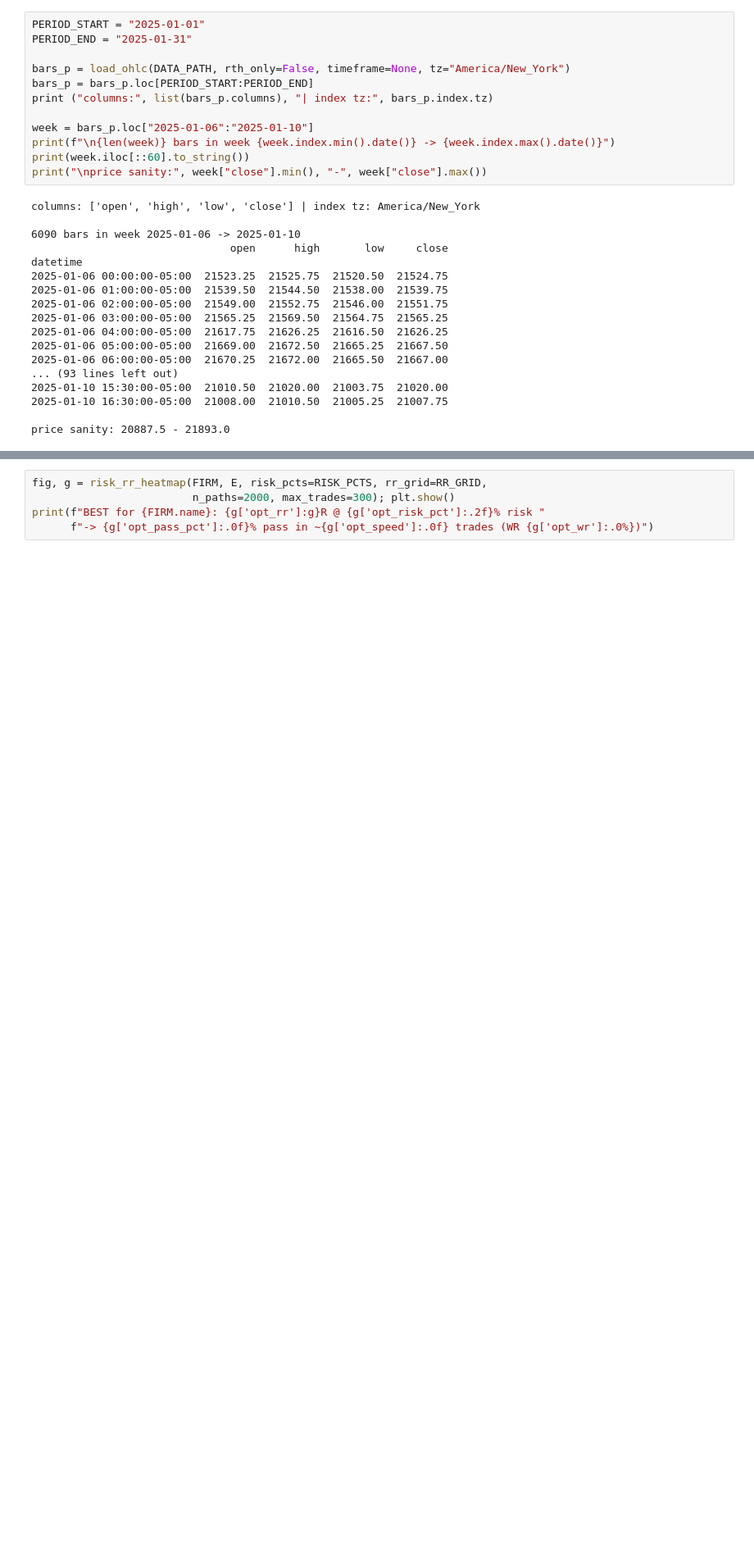
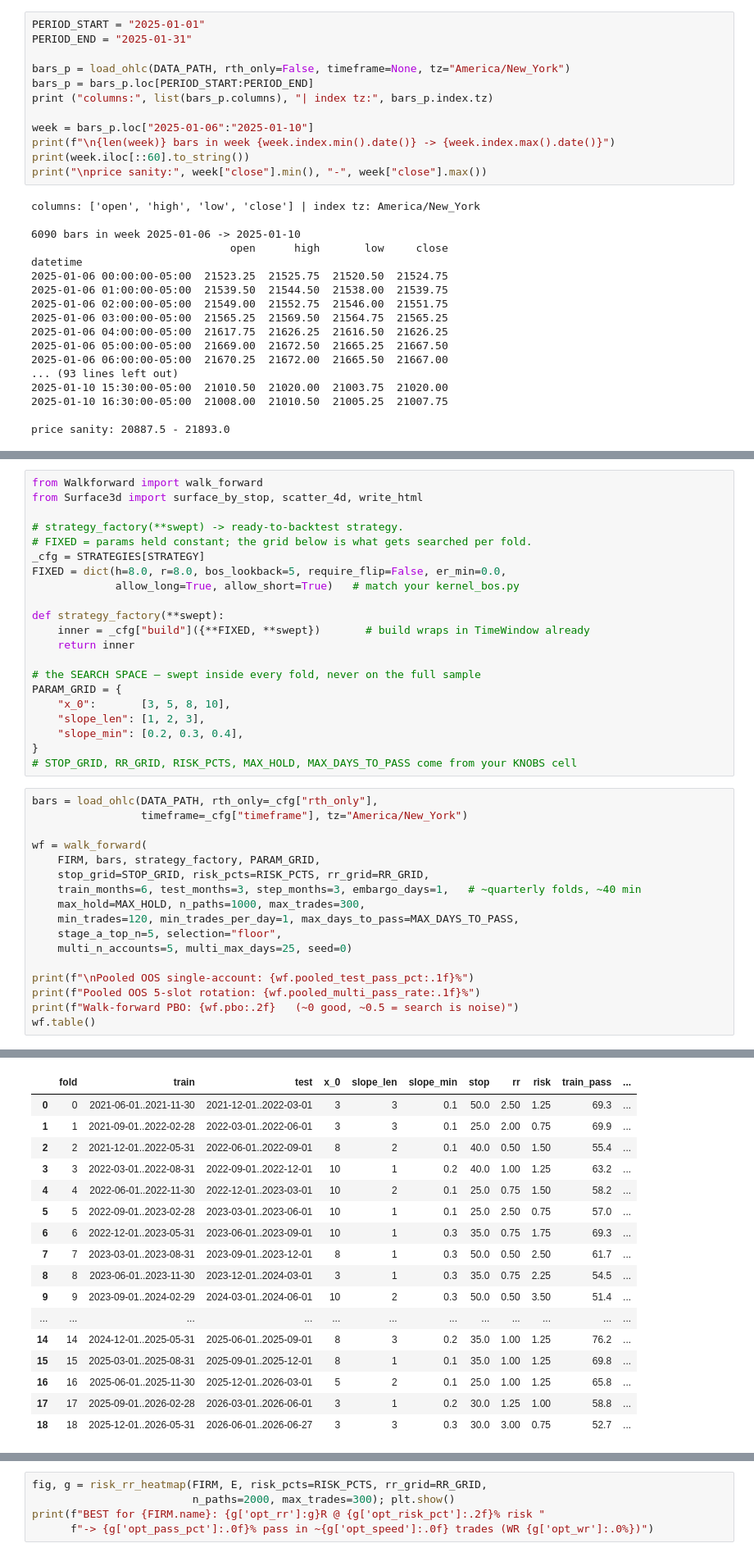
Before and after one commit to 2115hsun/Propfirm-Convex-Payoff-Analysis, a Jupyter notebook: Master Analysis/analysis_notebook_1 (updated 08.09.26).ipynb, the cells around one changed output, grey strips where cells are left out. Shown at 82% size. Saved outputs shown, nothing was run; the diff lists cells and outputs as text; blank space fills up the shorter version.

Commit message:
add walkforward, surface3d, mutieval, kernel_slope, other superseded folders

```diff
--- a/Master Analysis/analysis_notebook_1 (updated 08.09.26).ipynb
+++ b/Master Analysis/analysis_notebook_1 (updated 08.09.26).ipynb
@@ -358,0 +175,39 @@ for r in sorted(rows, key=lambda x: -x[5])[:15]:   # top 15 by edge@1R
+# %%
+from Walkforward import walk_forward
+from Surface3d import surface_by_stop, scatter_4d, write_html
+
+# strategy_factory(**swept) -> ready-to-backtest strategy.
+# FIXED = params held constant; the grid below is what gets searched per fold.
+_cfg = STRATEGIES[STRATEGY]
+FIXED = dict(h=8.0, r=8.0, bos_lookback=5, require_flip=False, er_min=0.0,
+             allow_long=True, allow_short=True)   # match your kernel_bos.py
+
+def strategy_factory(**swept):
+    inner = _cfg["build"]({**FIXED, **swept})       # build wraps in TimeWindow already
+    return inner
+
+# the SEARCH SPACE — swept inside every fold, never on the full sample
+PARAM_GRID = {
+    "x_0":       [3, 5, 8, 10],
+    "slope_len": [1, 2, 3],
+    "slope_min": [0.2, 0.3, 0.4],
+}
+# STOP_GRID, RR_GRID, RISK_PCTS, MAX_HOLD, MAX_DAYS_TO_PASS come from your KNOBS cell
+# %%
+bars = load_ohlc(DATA_PATH, rth_only=_cfg["rth_only"],
+                 timeframe=_cfg["timeframe"], tz="America/New_York")
+
+wf = walk_forward(
+    FIRM, bars, strategy_factory, PARAM_GRID,
+    stop_grid=STOP_GRID, risk_pcts=RISK_PCTS, rr_grid=RR_GRID,
+    train_months=6, test_months=3, step_months=3, embargo_days=1,   # ~quarterly folds, ~40 min
+    max_hold=MAX_HOLD, n_paths=1000, max_trades=300,
+    min_trades=120, min_trades_per_day=1, max_days_to_pass=MAX_DAYS_TO_PASS,
+    stage_a_top_n=5, selection="floor",
+    multi_n_accounts=5, multi_max_days=25, seed=0)
+
+print(f"\nPooled OOS single-account: {wf.pooled_test_pass_pct:.1f}%")
+print(f"Pooled OOS 5-slot rotation: {wf.pooled_multi_pass_rate:.1f}%")
+print(f"Walk-forward PBO: {wf.pbo:.2f}   (~0 good, ~0.5 = search is noise)")
+wf.table()
+# %% [output]
@@ -358,0 +231,17 @@ for r in sorted(rows, key=lambda x: -x[5])[:15]:   # top 15 by edge@1R
+|  | fold | train | test | x_0 | slope_len | slope_min | stop | rr | risk | train_pass | ... |
+| 0 | 0 | 2021-06-01..2021-11-30 | 2021-12-01..2022-03-01 | 3 | 3 | 0.1 | 50.0 | 2.50 | 1.25 | 69.3 | ... |
+| 1 | 1 | 2021-09-01..2022-02-28 | 2022-03-01..2022-06-01 | 3 | 3 | 0.1 | 25.0 | 2.00 | 0.75 | 69.9 | ... |
+| 2 | 2 | 2021-12-01..2022-05-31 | 2022-06-01..2022-09-01 | 8 | 2 | 0.1 | 40.0 | 0.50 | 1.50 | 55.4 | ... |
+| 3 | 3 | 2022-03-01..2022-08-31 | 2022-09-01..2022-12-01 | 10 | 1 | 0.2 | 40.0 | 1.00 | 1.25 | 63.2 | ... |
+| 4 | 4 | 2022-06-01..2022-11-30 | 2022-12-01..2023-03-01 | 10 | 2 | 0.1 | 25.0 | 0.75 | 1.50 | 58.2 | ... |
+| 5 | 5 | 2022-09-01..2023-02-28 | 2023-03-01..2023-06-01 | 10 | 1 | 0.1 | 25.0 | 2.50 | 0.75 | 57.0 | ... |
+| 6 | 6 | 2022-12-01..2023-05-31 | 2023-06-01..2023-09-01 | 10 | 1 | 0.3 | 35.0 | 0.75 | 1.75 | 69.3 | ... |
+| 7 | 7 | 2023-03-01..2023-08-31 | 2023-09-01..2023-12-01 | 8 | 1 | 0.3 | 50.0 | 0.50 | 2.50 | 61.7 | ... |
+| 8 | 8 | 2023-06-01..2023-11-30 | 2023-12-01..2024-03-01 | 3 | 1 | 0.3 | 35.0 | 0.75 | 2.25 | 54.5 | ... |
+| 9 | 9 | 2023-09-01..2024-02-29 | 2024-03-01..2024-06-01 | 10 | 2 | 0.3 | 50.0 | 0.50 | 3.50 | 51.4 | ... |
+| ... | ... | ... | ... | ... | ... | ... | ... | ... | ... | ... | ... |
+| 14 | 14 | 2024-12-01..2025-05-31 | 2025-06-01..2025-09-01 | 8 | 3 | 0.2 | 35.0 | 1.00 | 1.25 | 76.2 | ... |
+| 15 | 15 | 2025-03-01..2025-08-31 | 2025-09-01..2025-12-01 | 8 | 1 | 0.1 | 35.0 | 1.00 | 1.25 | 69.8 | ... |
+| 16 | 16 | 2025-06-01..2025-11-30 | 2025-12-01..2026-03-01 | 5 | 2 | 0.1 | 25.0 | 1.00 | 1.25 | 65.8 | ... |
+| 17 | 17 | 2025-09-01..2026-02-28 | 2026-03-01..2026-06-01 | 3 | 1 | 0.2 | 30.0 | 1.25 | 1.00 | 58.8 | ... |
+| 18 | 18 | 2025-12-01..2026-05-31 | 2026-06-01..2026-06-27 | 3 | 3 | 0.3 | 30.0 | 3.00 | 0.75 | 52.7 | ... |
```
Also changed, not shown: parts of 16 cells of this notebook, 50 other files.
